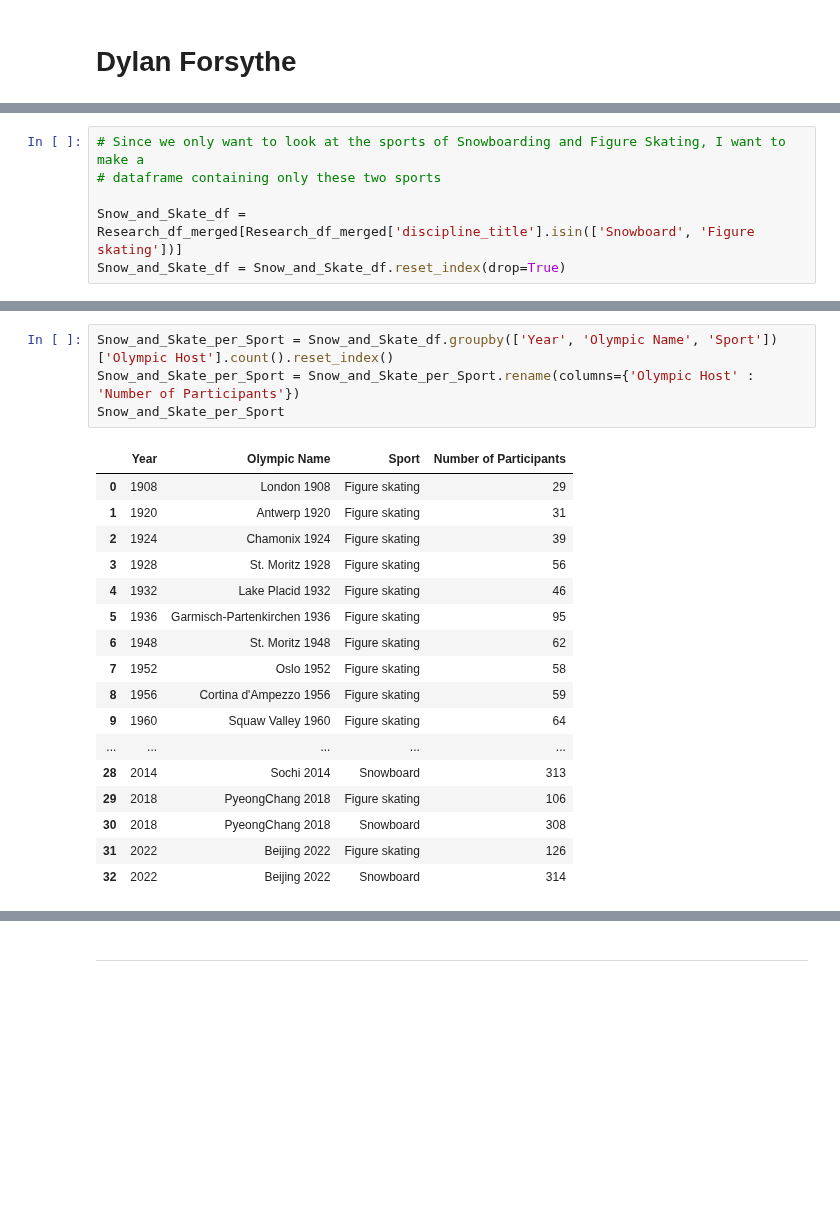
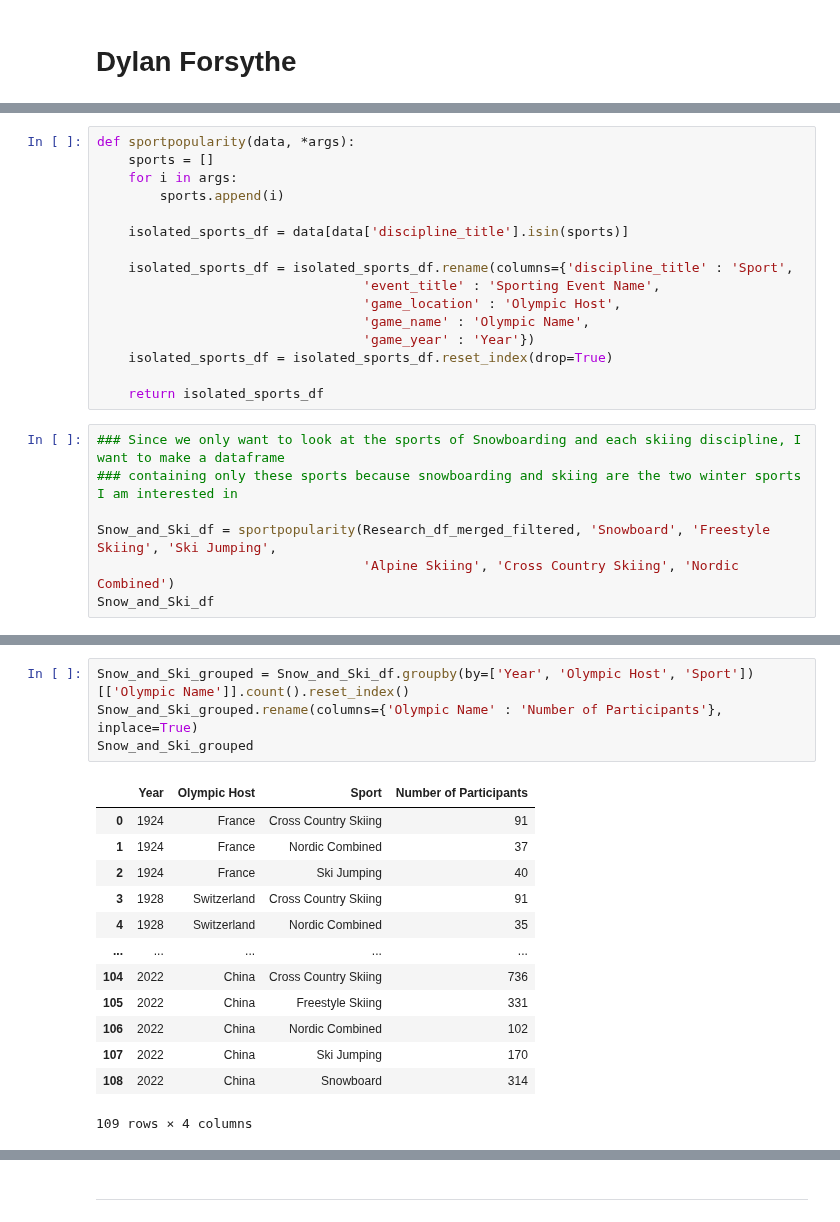
Before and after one commit to ubco-W2022T2-data301/project-group-group17, a Jupyter notebook: analysis/notebooks/analysis_dylan.ipynb, the cells around one changed output, grey strips where cells are left out. Cells and saved outputs as stored; diff of their text form; blank space fills up the shorter version.

Commit message:
Put some code into functions to implement DRY structure. Also worked on what info my research question should show

```diff
--- a/analysis/notebooks/analysis_dylan.ipynb
+++ b/analysis/notebooks/analysis_dylan.ipynb
@@ -65,6 +109,23 @@ Research_df_merged
+# %%
+def sportpopularity(data, *args):
+    sports = []
+    for i in args:
+        sports.append(i)
+
+    isolated_sports_df = data[data['discipline_title'].isin(sports)]
+
+    isolated_sports_df = isolated_sports_df.rename(columns={'discipline_title' : 'Sport',
+                                  'event_title' : 'Sporting Event Name',
+                                  'game_location' : 'Olympic Host',
+                                  'game_name' : 'Olympic Name',
+                                  'game_year' : 'Year'})
+    isolated_sports_df = isolated_sports_df.reset_index(drop=True)
+
+    return isolated_sports_df
 # %%
-# Since we only want to look at the sports of Snowboarding and Figure Skating, I want to make a
-# dataframe containing only these two sports
+### Since we only want to look at the sports of Snowboarding and each skiing discipline, I want to make a dataframe
+### containing only these sports because snowboarding and skiing are the two winter sports I am interested in
 
-Snow_and_Skate_df = Research_df_merged[Research_df_merged['discipline_title'].isin(['Snowboard', 'Figure skating'])]
-Snow_and_Skate_df = Snow_and_Skate_df.reset_index(drop=True)
+Snow_and_Ski_df = sportpopularity(Research_df_merged_filtered, 'Snowboard', 'Freestyle Skiing', 'Ski Jumping',
+                                  'Alpine Skiing', 'Cross Country Skiing', 'Nordic Combined')
+Snow_and_Ski_df
@@ -94,22 +146,18 @@ Snow_and_Skate_df
 # %%
-Snow_and_Skate_per_Sport = Snow_and_Skate_df.groupby(['Year', 'Olympic Name', 'Sport'])['Olympic Host'].count().reset_index()
-Snow_and_Skate_per_Sport = Snow_and_Skate_per_Sport.rename(columns={'Olympic Host' : 'Number of Participants'})
-Snow_and_Skate_per_Sport
+Snow_and_Ski_grouped = Snow_and_Ski_df.groupby(by=['Year', 'Olympic Host', 'Sport'])[['Olympic Name']].count().reset_index()
+Snow_and_Ski_grouped.rename(columns={'Olympic Name' : 'Number of Participants'}, inplace=True)
+Snow_and_Ski_grouped
 # %% [output]
-|  | Year | Olympic Name | Sport | Number of Participants |
-| 0 | 1908 | London 1908 | Figure skating | 29 |
-| 1 | 1920 | Antwerp 1920 | Figure skating | 31 |
-| 2 | 1924 | Chamonix 1924 | Figure skating | 39 |
-| 3 | 1928 | St. Moritz 1928 | Figure skating | 56 |
-| 4 | 1932 | Lake Placid 1932 | Figure skating | 46 |
-| 5 | 1936 | Garmisch-Partenkirchen 1936 | Figure skating | 95 |
-| 6 | 1948 | St. Moritz 1948 | Figure skating | 62 |
-| 7 | 1952 | Oslo 1952 | Figure skating | 58 |
-| 8 | 1956 | Cortina d'Ampezzo 1956 | Figure skating | 59 |
-| 9 | 1960 | Squaw Valley 1960 | Figure skating | 64 |
+|  | Year | Olympic Host | Sport | Number of Participants |
+| 0 | 1924 | France | Cross Country Skiing | 91 |
+| 1 | 1924 | France | Nordic Combined | 37 |
+| 2 | 1924 | France | Ski Jumping | 40 |
+| 3 | 1928 | Switzerland | Cross Country Skiing | 91 |
+| 4 | 1928 | Switzerland | Nordic Combined | 35 |
 | ... | ... | ... | ... | ... |
-| 28 | 2014 | Sochi 2014 | Snowboard | 313 |
-| 29 | 2018 | PyeongChang 2018 | Figure skating | 106 |
-| 30 | 2018 | PyeongChang 2018 | Snowboard | 308 |
-| 31 | 2022 | Beijing 2022 | Figure skating | 126 |
-| 32 | 2022 | Beijing 2022 | Snowboard | 314 |
+| 104 | 2022 | China | Cross Country Skiing | 736 |
+| 105 | 2022 | China | Freestyle Skiing | 331 |
+| 106 | 2022 | China | Nordic Combined | 102 |
+| 107 | 2022 | China | Ski Jumping | 170 |
+| 108 | 2022 | China | Snowboard | 314 |
+109 rows × 4 columns
```
Also changed, not shown: parts of 31 cells of this notebook.
